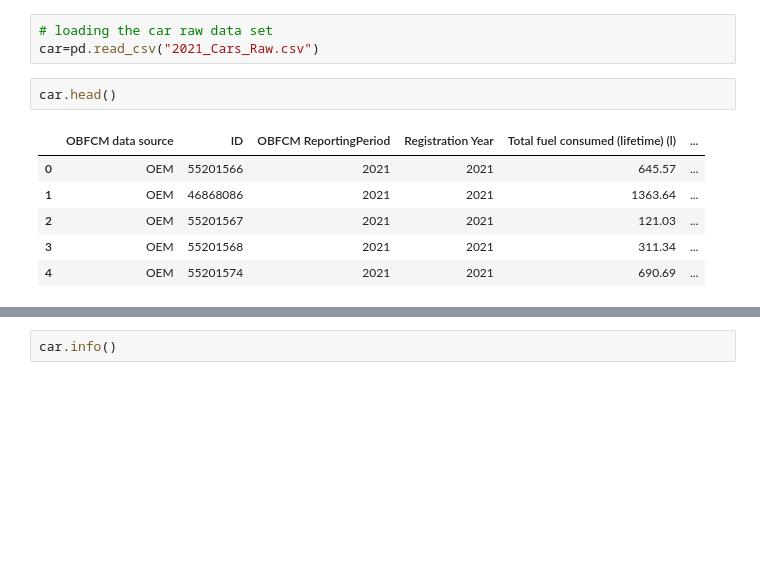
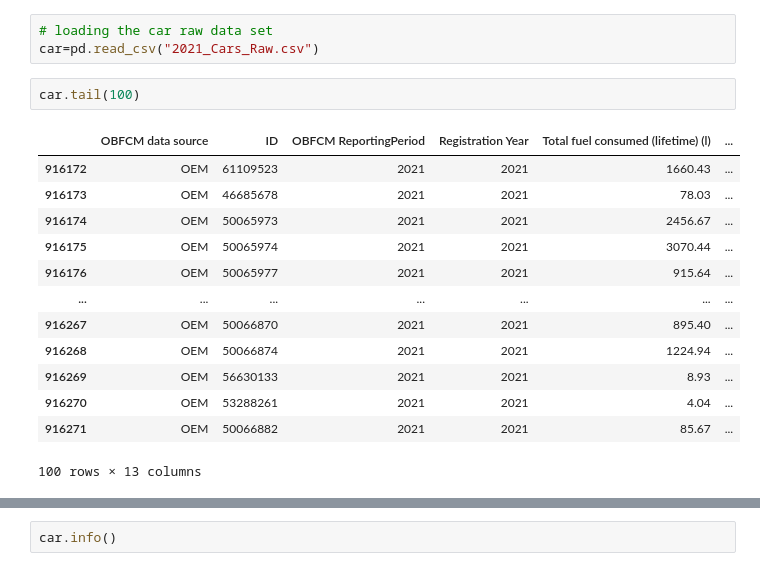
Before and after one commit to Godwin-Oti/CO2-Emission-Analysis, a Jupyter notebook: Car.ipynb, the cells around one changed output, grey strips where cells are left out. Drawn from its saved outputs; the diff is of its cells as text; blank space fills up the shorter version.

```diff
--- a/Car.ipynb
+++ b/Car.ipynb
@@ -13,12 +110,19 @@ import seaborn as sns
 # %%
 # loading the car raw data set
 car=pd.read_csv("2021_Cars_Raw.csv")
-# %%
-car.head()
-# %% [output]
-|  | OBFCM data source | ID | OBFCM ReportingPeriod | Registration Year | Total fuel consumed (lifetime) (l) | ... |
-| 0 | OEM | 55201566 | 2021 | 2021 | 645.57 | ... |
-| 1 | OEM | 46868086 | 2021 | 2021 | 1363.64 | ... |
-| 2 | OEM | 55201567 | 2021 | 2021 | 121.03 | ... |
-| 3 | OEM | 55201568 | 2021 | 2021 | 311.34 | ... |
-| 4 | OEM | 55201574 | 2021 | 2021 | 690.69 | ... |
+# %%
+car.tail(100)
+# %% [output]
+|  | OBFCM data source | ID | OBFCM ReportingPeriod | Registration Year | Total fuel consumed (lifetime) (l) | ... |
+| 916172 | OEM | 61109523 | 2021 | 2021 | 1660.43 | ... |
+| 916173 | OEM | 46685678 | 2021 | 2021 | 78.03 | ... |
+| 916174 | OEM | 50065973 | 2021 | 2021 | 2456.67 | ... |
+| 916175 | OEM | 50065974 | 2021 | 2021 | 3070.44 | ... |
+| 916176 | OEM | 50065977 | 2021 | 2021 | 915.64 | ... |
+| ... | ... | ... | ... | ... | ... | ... |
+| 916267 | OEM | 50066870 | 2021 | 2021 | 895.40 | ... |
+| 916268 | OEM | 50066874 | 2021 | 2021 | 1224.94 | ... |
+| 916269 | OEM | 56630133 | 2021 | 2021 | 8.93 | ... |
+| 916270 | OEM | 53288261 | 2021 | 2021 | 4.04 | ... |
+| 916271 | OEM | 50066882 | 2021 | 2021 | 85.67 | ... |
+100 rows × 13 columns
```
Also changed, not shown: parts of 17 cells of this notebook, 1 other file.
